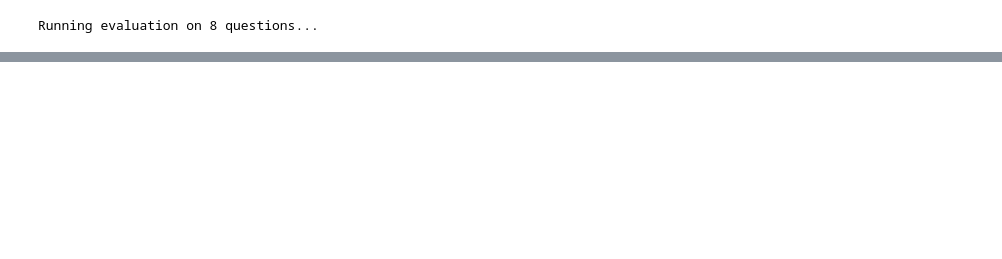
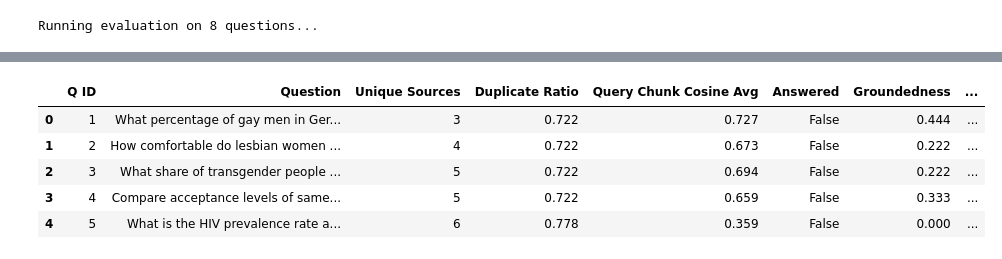
Before and after one commit to EzraGoldberg/portfolio-projects, a Jupyter notebook: 1. RAG/notebooks/8_ingestion_pipeline.ipynb, the cells around one changed output, grey strips where cells are left out. Saved outputs shown, nothing was run; the diff lists cells and outputs as text; code cells hidden in the pictures; blank space fills up the shorter version.

Commit message:
finished Self-Evaluation into RAG 8_ingestion_pipeline.ipynb, makes a very tidy and organized xlsx detailing how it performed

```diff
--- a/1. RAG/notebooks/8_ingestion_pipeline.ipynb
+++ b/1. RAG/notebooks/8_ingestion_pipeline.ipynb
@@ -184,7 +184,7 @@ def parse_document(file_path: Path) -> Tuple[str, Dict[str, str]]:
             break
 
     content = "\n".join(lines[content_start:]).strip()
-    metadata["source"] = str(file_path)
+    metadata["Source"] = str(file_path)
 
     return content, metadata
 # %%
@@ -509,0 +570,29 @@ Helper functions defined ✅
+# %%
+OUTPUT_PATH_EVAL = PROJECT_ROOT / "RAG_evaluation.xlsx"
+
+# ── Dataframes ───────────────────────────────────────────────────────────────
+df_summary   = pd.DataFrame(summary_rows)
+df_retrieval = pd.DataFrame(retrieval_rows)
+
+SCORE_EXPLANATIONS = [
+    {"Metric": "# Chunks Retrieved",       "sheet": "Summary / Retrieval_Detail", "Description": "Total number of chunks returned by the vector store for this query. Controlled by TOP_K."},
+    {"Metric": "Unique Sources",           "sheet": "Summary",                    "Description": "Number of distinct source files among the retrieved chunks. Higher = more diverse retrieval."},
+    {"Metric": "Duplicate Ratio",          "sheet": "Summary",                    "Description": "Fraction of retrieved chunks that are exact-text duplicates. 0 = no duplicates, 1 = all duplicates. Lower is better."},
+    {"Metric": "Query Chunk Cosine Avg",   "sheet": "Summary",                    "Description": "Mean cosine similarity (0–1) between the query embedding and each unique chunk embedding. Higher means chunks are semantically closer to the query."},
+    {"Metric": "Answer Length Words",      "sheet": "Summary",                    "Description": "Word count of the generated answer. Very short answers may indicate the model couldn't answer."},
+    {"Metric": "Answered",                 "sheet": "Summary",                    "Description": "TRUE if the LLM returned a substantive answer; FALSE if it said it lacks enough information."},
+    {"Metric": "Groundedness",             "sheet": "Summary",                    "Description": "Fraction of words in the answer that also appear in the retrieved chunks. Higher = answer is more grounded in retrieved evidence."},
+    {"Metric": "Relevancy Score",          "sheet": "Summary",                    "Description": "Fraction of query words that appear in the answer. Higher = answer directly addresses the question."},
+    {"Metric": "Flesch Reading Ease",      "sheet": "Summary",                    "Description": "Flesch Reading Ease score. 60–70 = standard; higher = easier to read; lower = more complex text."},
+    {"Metric": "Is Duplicate (Retrieval)", "sheet": "Retrieval_Detail",           "Description": "TRUE if this chunk's text was already seen at a higher rank for the same question."},
+]
+df_scores = pd.DataFrame(SCORE_EXPLANATIONS)
+
+# ── Write raw data via pandas ExcelWriter ────────────────────────────────────
+with pd.ExcelWriter(OUTPUT_PATH_EVAL, engine="openpyxl") as writer:
+    df_summary.to_excel(writer,   sheet_name="Summary",           index=False)
+    df_retrieval.to_excel(writer, sheet_name="Retrieval_Detail",  index=False)
+    df_scores.to_excel(writer,    sheet_name="Score_Explanation", index=False)
+
+# ── Apply formatting with openpyxl ───────────────────────────────────────────
+wb = load_workbook(OUTPUT_PATH_EVAL)
@@ -509,0 +664,19 @@ Helper functions defined ✅
+# %%
+display_cols = [
+    "Q ID", "Question", "Unique Sources", "Duplicate Ratio", "Query Chunk Cosine Avg","Answered", "Groundedness", "Relevancy Score", "Flesch Reading Ease",
+]
+
+pd.set_option("display.max_colwidth", 60)
+pd.set_option("display.float_format", "{:.3f}".format)
+
+df_display = df_summary[display_cols].copy()
+df_display["Question"] = df_display["Question"].str[:55] + "..."
+
+df_display.head(5)
+# %% [output]
+|  | Q ID | Question | Unique Sources | Duplicate Ratio | Query Chunk Cosine Avg | Answered | Groundedness | ... |
+| 0 | 1 | What percentage of gay men in Ger... | 3 | 0.722 | 0.727 | False | 0.444 | ... |
+| 1 | 2 | How comfortable do lesbian women ... | 4 | 0.722 | 0.673 | False | 0.222 | ... |
+| 2 | 3 | What share of transgender people ... | 5 | 0.722 | 0.694 | False | 0.222 | ... |
+| 3 | 4 | Compare acceptance levels of same... | 5 | 0.722 | 0.659 | False | 0.333 | ... |
+| 4 | 5 | What is the HIV prevalence rate a... | 6 | 0.778 | 0.359 | False | 0.000 | ... |
```
Also changed, not shown: parts of 11 cells of this notebook, 1 other file.
